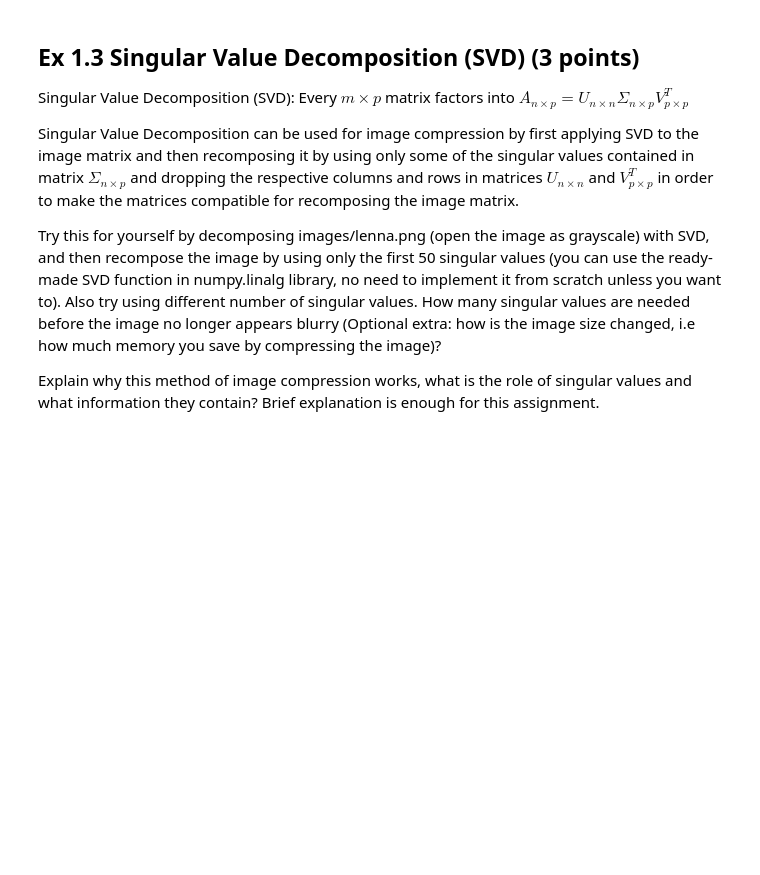
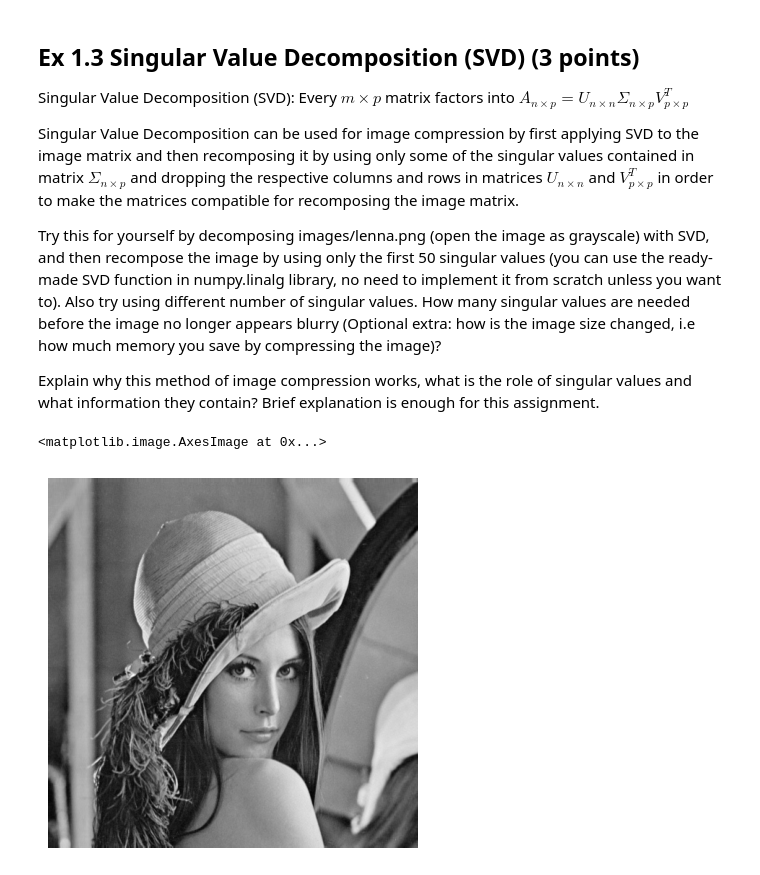
Before and after one commit to SepeZeus/compvis-exercises, a Jupyter notebook: CV-2026-exercises-01.ipynb, the cells around one changed output. Drawn from its saved outputs; the diff is of its cells as text; code cells hidden in the pictures; blank space fills up the shorter version.

```diff
--- a/CV-2026-exercises-01.ipynb
+++ b/CV-2026-exercises-01.ipynb
@@ -356,3 +356,31 @@ Try this for yourself by decomposing images/lenna.png (open the image as graysca
 Explain why this method of image compression works, what is the role of singular values and what information they contain? Brief explanation is enough for this assignment.
 # %%
 # Answer here
+lenna = cv2.imread("./images/lenna.png")
+lenna_gray = cv2.cvtColor(lapland, cv2.COLOR_BGR2GRAY)
+# svdvals = np.linalg.svdvals(lapland_gray)
+U, S, Vt = np.linalg.svd(lenna_gray, full_matrices=False)
+k =  200#120#100 #50 #20 #10 #1
+#I'd say about 100-120 it is sufficiently sharp
+#By 200 it's about as sharp as it's going to get
+img_reconstructed = U[:, :k] @ np.diag(S[:k]) @ Vt[:k, :]
+
+#the original grayscale is about 163KiB, SVD at 1 halves the size.
+#there's very little difference between 100,200 and 400 versions (some odd KiBs)
+# cv2.imwrite("./images/lenna_gray.png", lenna_gray)
+# cv2.imwrite("./images/lenna_svd_1.png", img_reconstructed)
+# cv2.imwrite("./images/lenna_svd_100.png", img_reconstructed)
+# cv2.imwrite("./images/lenna_svd_200.png", img_reconstructed)
+# cv2.imwrite("./images/lenna_svd_400.png", img_reconstructed)
+
+
+plt.axis('off')
+plt.imshow(img_reconstructed, cmap='gray')
+
+#The reason for SVD being good for image compression,
+#because the singular values of the diagonal matrix sigma
+#are arranged from most significant to least significant values.
+#And, we can therefore use less of them to reconstruct an image well enough.
+# %% [output]
+<matplotlib.image.AxesImage at 0x...>
+[figure, added]
```
Also changed, not shown: 5 other files.
